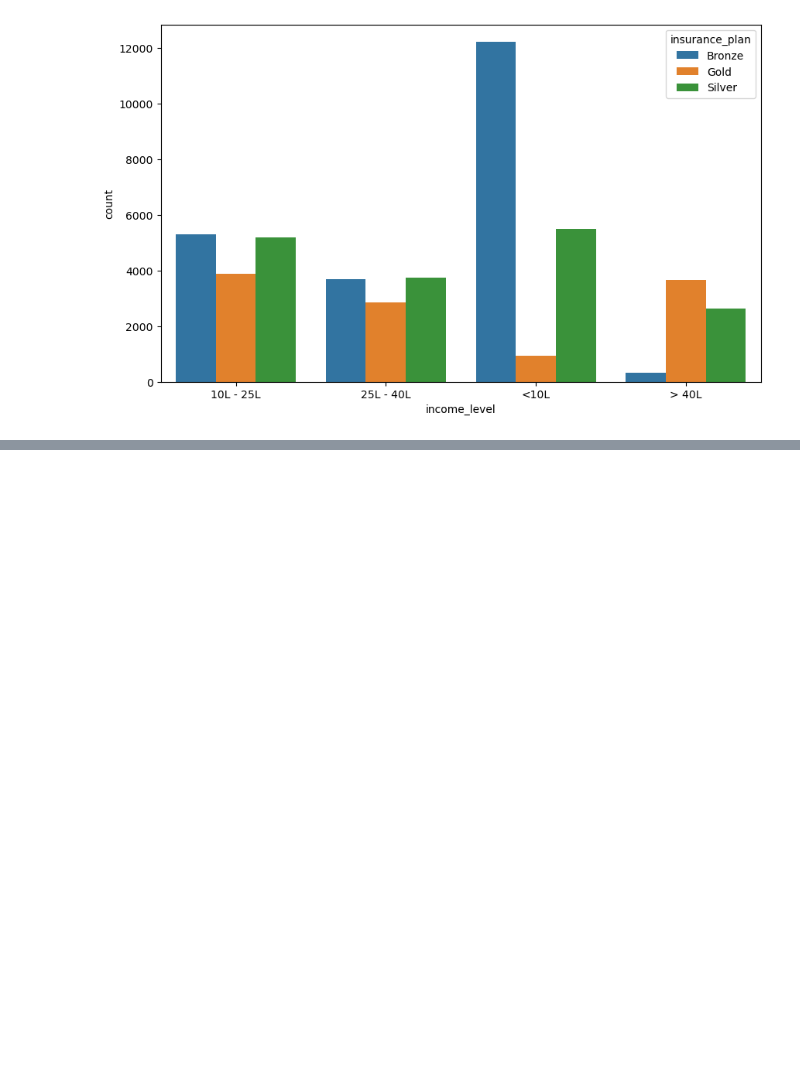
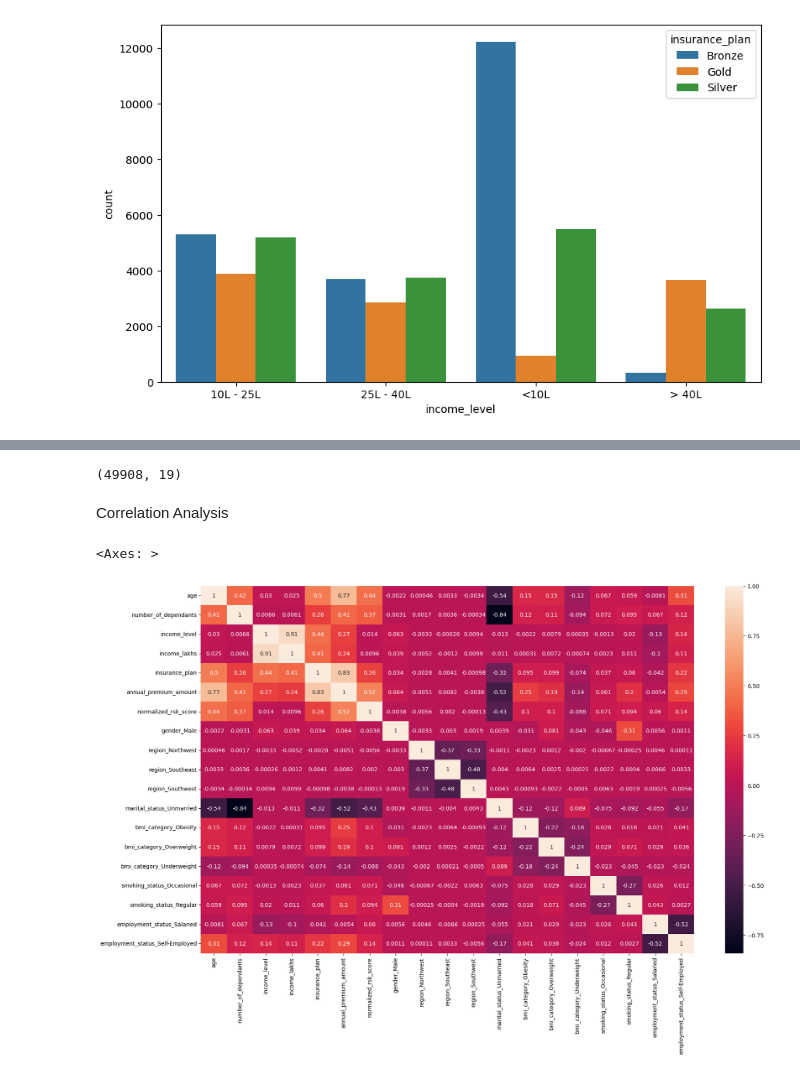
Before and after one commit to Rajaanthonysamy/ml_health_insurance_premium, a Jupyter notebook: ml_premium_prediction.ipynb, the cells around one changed output, grey strips where cells are left out. Saved outputs shown, nothing was run; the diff lists cells and outputs as text; code cells hidden in the pictures; blank space fills up the shorter version.

```diff
--- a/ml_premium_prediction.ipynb
+++ b/ml_premium_prediction.ipynb
@@ -289,0 +412,2 @@ sns.heatmap(cross_tab,annot=True,fmt="d")
+# %%
+df2["insurance_plan"]=df2["insurance_plan"].map({'Bronze':1, 'Silver':2, 'Gold':3})
@@ -289,0 +422,2 @@ sns.heatmap(cross_tab,annot=True,fmt="d")
+# %%
+df2["income_level"]=df2["income_level"].map({'<10L':1, '10L - 25L': 2, '25L - 40L':3, '> 40L':4})
@@ -289,0 +434,3 @@ sns.heatmap(cross_tab,annot=True,fmt="d")
+# %%
+nominal_cols=['gender', 'region', 'marital_status', 'bmi_category', 'smoking_status', 'employment_status']
+df3=pd.get_dummies(df2,columns=nominal_cols,drop_first=True,dtype=int)
@@ -289,0 +447,16 @@ sns.heatmap(cross_tab,annot=True,fmt="d")
+# %%
+df4=df3.drop(['disease1', 'disease2', 'total_risk_score','medical_history'],axis=1)
+# %%
+df4.shape
+# %% [output]
+(49908, 19)
+# %% [markdown]
+Correlation Analysis
+# %%
+correlation_matrix=df4.corr()
+
+plt.figure(figsize=(20,12))
+sns.heatmap(correlation_matrix,annot=True)
+# %% [output]
+<Axes: >
+[figure, added]
```
Also changed, not shown: parts of 50 cells of this notebook.
